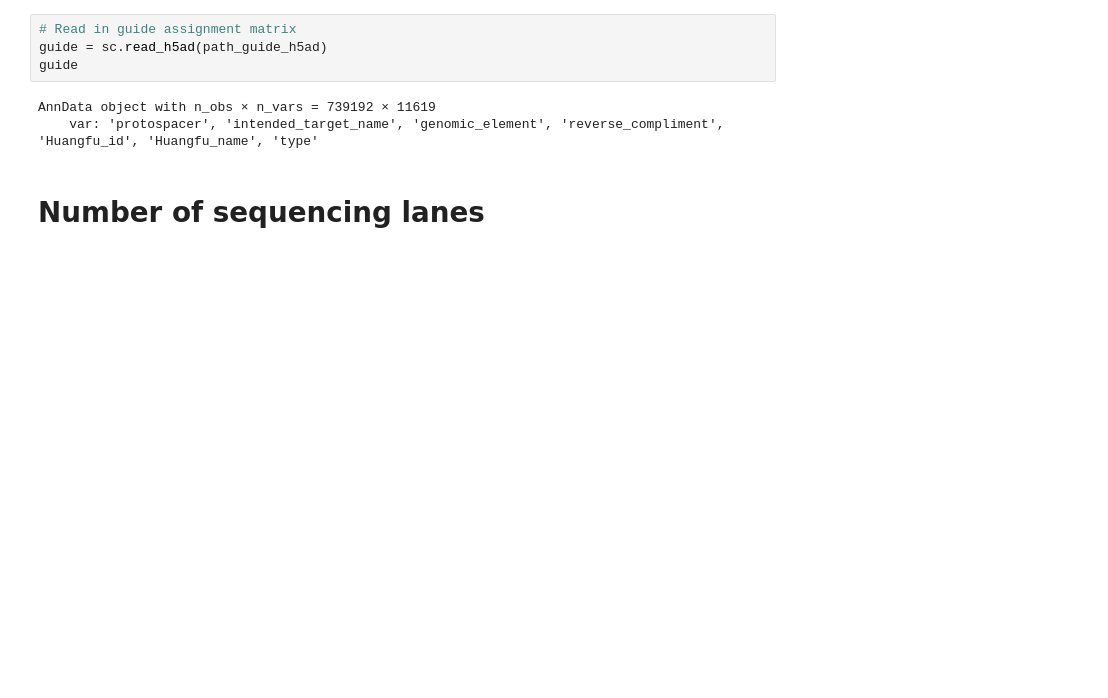
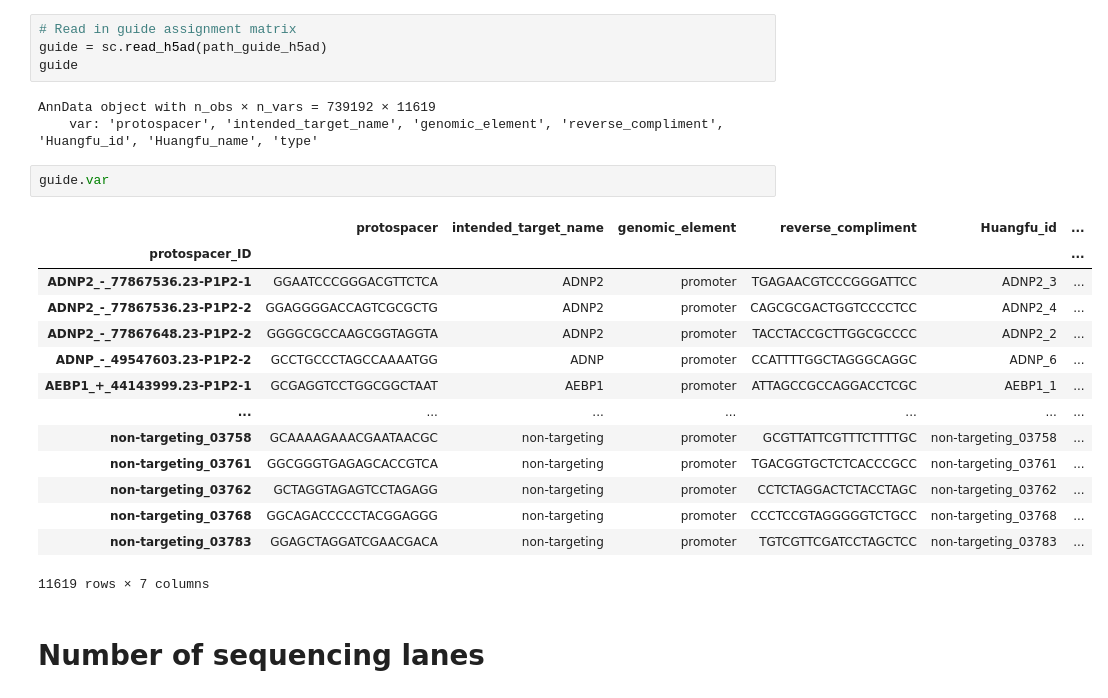
Before and after one commit to adamklie/tf_perturb_seq, a Jupyter notebook: datasets/Hon_WTC11-cardiomyocyte-differentiation_TF-Perturb-seq/bin/3_qc.ipynb, the cells around one changed output. Cells and saved outputs as stored; diff of their text form; blank space fills up the shorter version.

```diff
--- a/datasets/Hon_WTC11-cardiomyocyte-differentiation_TF-Perturb-seq/bin/3_qc.ipynb
+++ b/datasets/Hon_WTC11-cardiomyocyte-differentiation_TF-Perturb-seq/bin/3_qc.ipynb
@@ -40,6 +38,23 @@ guide
 # %% [output]
 AnnData object with n_obs × n_vars = 739192 × 11619
     var: 'protospacer', 'intended_target_name', 'genomic_element', 'reverse_compliment', 'Huangfu_id', 'Huangfu_name', 'type'
+# %%
+guide.var
+# %% [output]
+|  | protospacer | intended_target_name | genomic_element | reverse_compliment | Huangfu_id | ... |
+| protospacer_ID |  |  |  |  |  | ... |
+| ADNP2_-_77867536.23-P1P2-1 | GGAATCCCGGGACGTTCTCA | ADNP2 | promoter | TGAGAACGTCCCGGGATTCC | ADNP2_3 | ... |
+| ADNP2_-_77867536.23-P1P2-2 | GGAGGGGACCAGTCGCGCTG | ADNP2 | promoter | CAGCGCGACTGGTCCCCTCC | ADNP2_4 | ... |
+| ADNP2_-_77867648.23-P1P2-2 | GGGGCGCCAAGCGGTAGGTA | ADNP2 | promoter | TACCTACCGCTTGGCGCCCC | ADNP2_2 | ... |
+| ADNP_-_49547603.23-P1P2-2 | GCCTGCCCTAGCCAAAATGG | ADNP | promoter | CCATTTTGGCTAGGGCAGGC | ADNP_6 | ... |
+| AEBP1_+_44143999.23-P1P2-1 | GCGAGGTCCTGGCGGCTAAT | AEBP1 | promoter | ATTAGCCGCCAGGACCTCGC | AEBP1_1 | ... |
+| ... | ... | ... | ... | ... | ... | ... |
+| non-targeting_03758 | GCAAAAGAAACGAATAACGC | non-targeting | promoter | GCGTTATTCGTTTCTTTTGC | non-targeting_03758 | ... |
+| non-targeting_03761 | GGCGGGTGAGAGCACCGTCA | non-targeting | promoter | TGACGGTGCTCTCACCCGCC | non-targeting_03761 | ... |
+| non-targeting_03762 | GCTAGGTAGAGTCCTAGAGG | non-targeting | promoter | CCTCTAGGACTCTACCTAGC | non-targeting_03762 | ... |
+| non-targeting_03768 | GGCAGACCCCCTACGGAGGG | non-targeting | promoter | CCCTCCGTAGGGGGTCTGCC | non-targeting_03768 | ... |
+| non-targeting_03783 | GGAGCTAGGATCGAACGACA | non-targeting | promoter | TGTCGTTCGATCCTAGCTCC | non-targeting_03783 | ... |
+11619 rows × 7 columns
 # %% [markdown]
 # Number of sequencing lanes
 # %%
```
Also changed, not shown: parts of 1 cell of this notebook, 6 other files.
